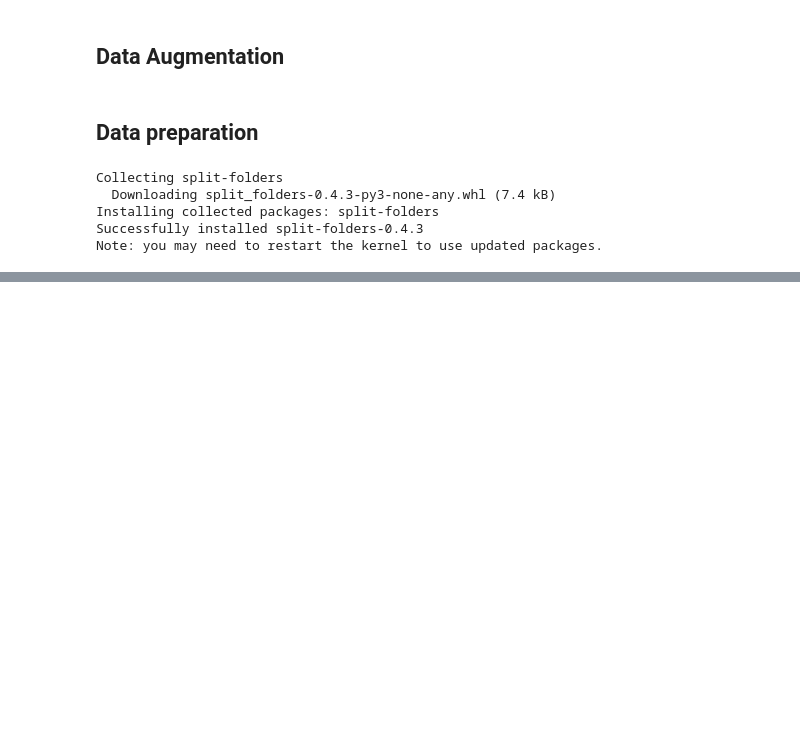
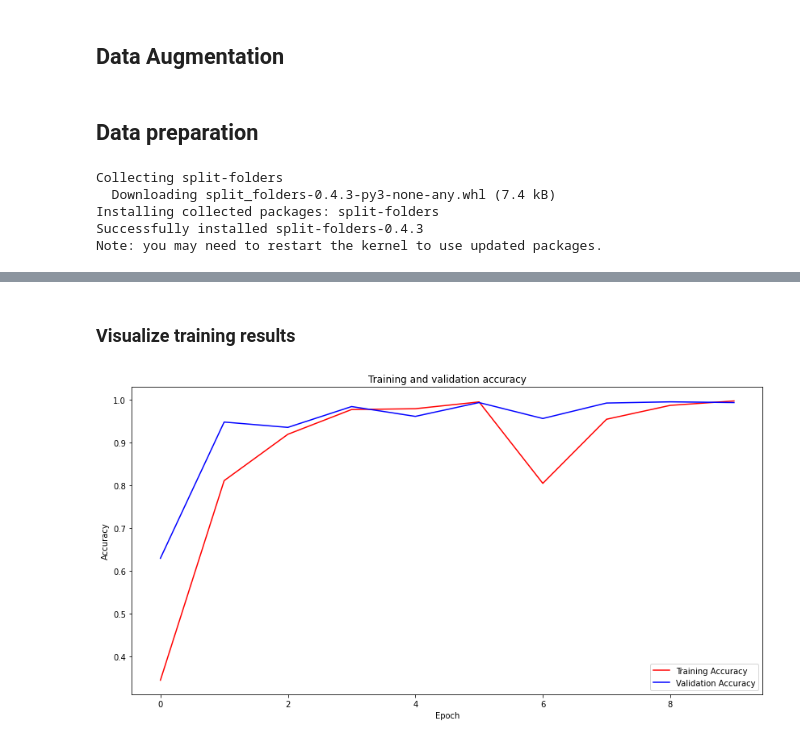
Before and after one commit to lahirudsilva/Counterfeit-Seeker, a Jupyter notebook: counterfeit-banknote-detection.ipynb, the cells around one changed output, grey strips where cells are left out. Cells and saved outputs as stored; diff of their text form; code cells hidden in the pictures; blank space fills up the shorter version.

```diff
--- a/counterfeit-banknote-detection.ipynb
+++ b/counterfeit-banknote-detection.ipynb
@@ -49,0 +171,5 @@ splitfolders.ratio(input_folder, output="dataset",
+# %%
+callbacks = EarlyStopping(monitor= 'val_loss', patience=5, verbose=1, mode='auto')
+#autosave best model
+best_model_file = 'banknote_auth_main.h5'
+best_model = ModelCheckpoint(best_model_file, monitor='val_acc', verbose=1, save_best_only = True)
@@ -49,0 +216,13 @@ splitfolders.ratio(input_folder, output="dataset",
+# %%
+#compile the model before using
+model.compile(optimizer='Adam',
+              loss='categorical_crossentropy',
+              metrics =['accuracy'])
+# %%
+#train the model
+history = model.fit(train_generator,
+                              epochs=10,
+                              verbose=1,
+                              validation_data=validation_generator,
+                              callbacks = [best_model]
+                              )
@@ -49,0 +255,20 @@ splitfolders.ratio(input_folder, output="dataset",
+# %% [markdown]
+### Visualize training results
+# %%
+acc=history.history['accuracy']
+val_acc=history.history['val_accuracy']
+loss=history.history['loss']
+val_loss=history.history['val_loss']
+
+epochs=range(len(acc))
+
+fig = plt.figure(figsize=(14,7))
+plt.plot(epochs, acc, 'r', label="Training Accuracy")
+plt.plot(epochs, val_acc, 'b', label="Validation Accuracy")
+plt.xlabel('Epoch')
+plt.ylabel('Accuracy')
+plt.title('Training and validation accuracy')
+plt.legend(loc='lower right')
+plt.show()
+# %% [output]
+[figure, added]
```
Also changed, not shown: parts of 26 cells of this notebook.
